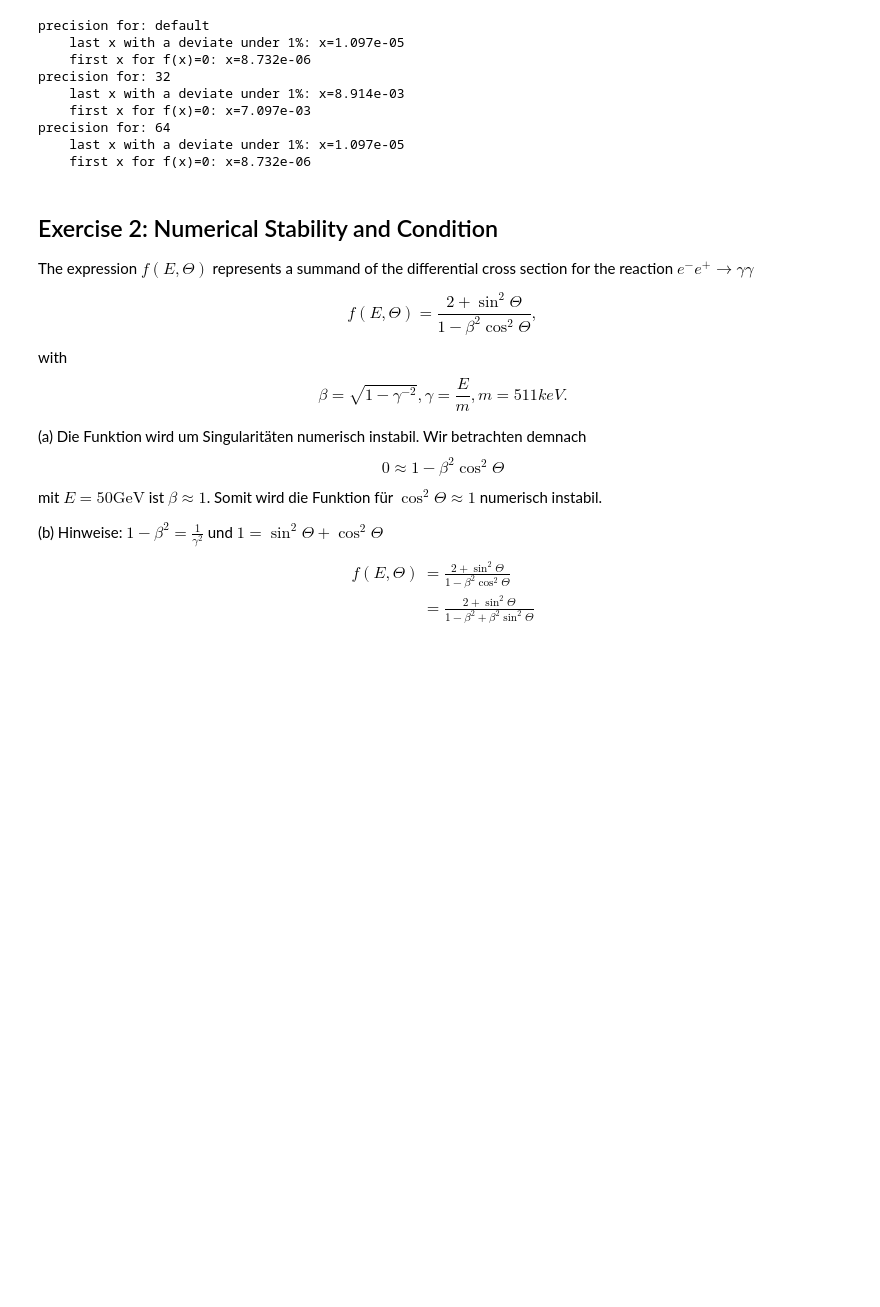
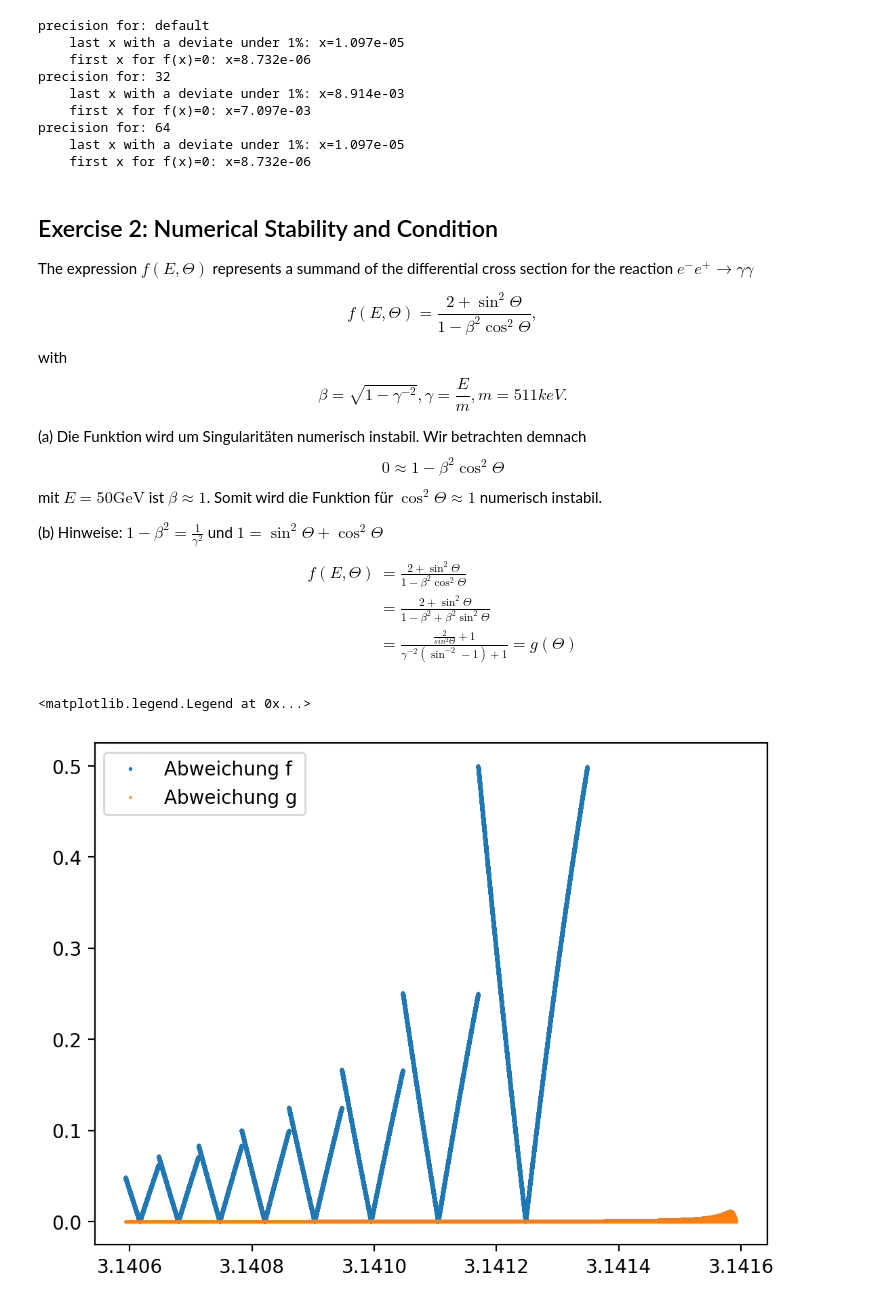
Before and after one commit to felixgoeke/SMD-A, a Jupyter notebook: 01/Blatt01.ipynb, the cells around one changed output. Saved outputs shown, nothing was run; the diff lists cells and outputs as text; code cells hidden in the pictures; blank space fills up the shorter version.

```diff
--- a/01/Blatt01.ipynb
+++ b/01/Blatt01.ipynb
@@ -132,6 +132,35 @@ Hinweise: $1-\beta^2=\frac{1}{\gamma^2}$ und $1=\sin^2\Theta+\cos^2\Theta$
 $$
 \begin{align}
     f(E,\Theta)&=\frac{2+\sin^2\Theta}{1-\beta^2\cos^2\Theta} \\
-    &=\frac{2+\sin^2\Theta}{1-\beta^2+\beta^2\sin^2\Theta}
+    &=\frac{2+\sin^2\Theta}{1-\beta^2+\beta^2\sin^2\Theta} \\
+    &=\frac{\frac{2}{sin^2\Theta}+1}{\gamma^{-2}(\sin^{-2}-1)+1} = g(\Theta)
 \end{align}
 $$
+# %%
+E= 50*10**9 #eV
+m=511*10**3 #eV
+gamma=E/m
+b=np.sqrt(1-gamma**(-2))
+
+f= lambda theta,b: (2+np.sin(theta)**2)/(1-b**2*np.cos(theta)**2)
+g= lambda theta, gamma: (2/np.sin(theta)**2 +1)/(1/gamma**2*(1/np.sin(theta)**2-1)+1)
+
+theta_size=100000
+d_theta=10**(-3)
+theta_min=np.pi-d_theta
+theta_max=np.pi
+theta_32=np.linspace(theta_min,theta_max, theta_size, dtype='float32')
+theta_64=np.linspace(theta_min,theta_max, theta_size, dtype='float64')
+
+f_64=f(theta_64,b)
+f_32=f(theta_32,b)
+g_64=g(theta_64, gamma)
+g_32=g(theta_32, gamma)
+# %%
+plt.figure(dpi=200)
+plt.plot(theta_64, np.abs(f_64-f_32)/f_64,'.',markersize=2, label='Abweichung f')
+plt.plot(theta_64, np.abs(g_64-g_32)/g_64, '.',markersize=1, label='Abweichung g')
+plt.legend()
+# %% [output]
+<matplotlib.legend.Legend at 0x...>
+[figure, added]
```
Also changed, not shown: parts of 2 cells of this notebook.
